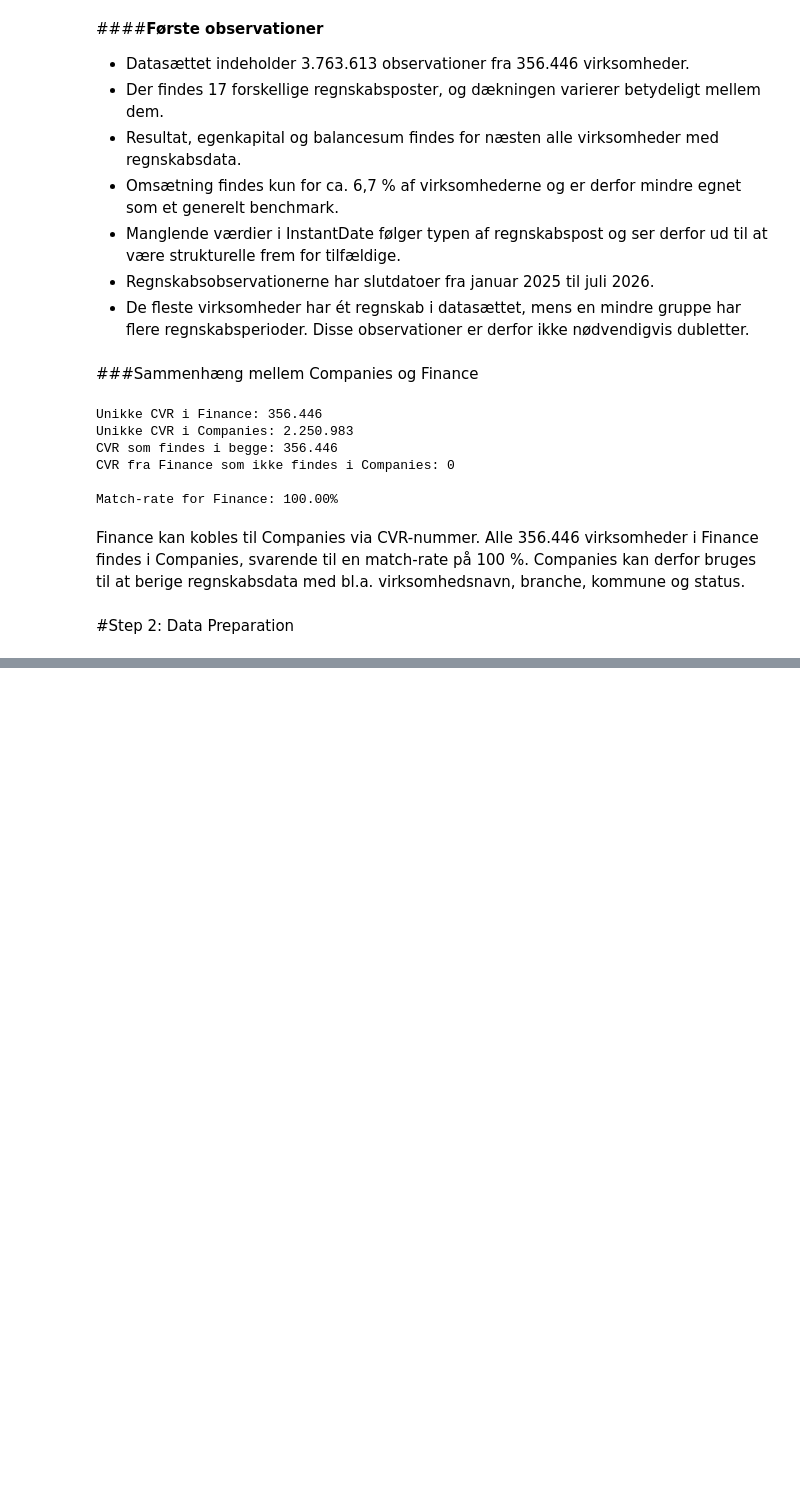
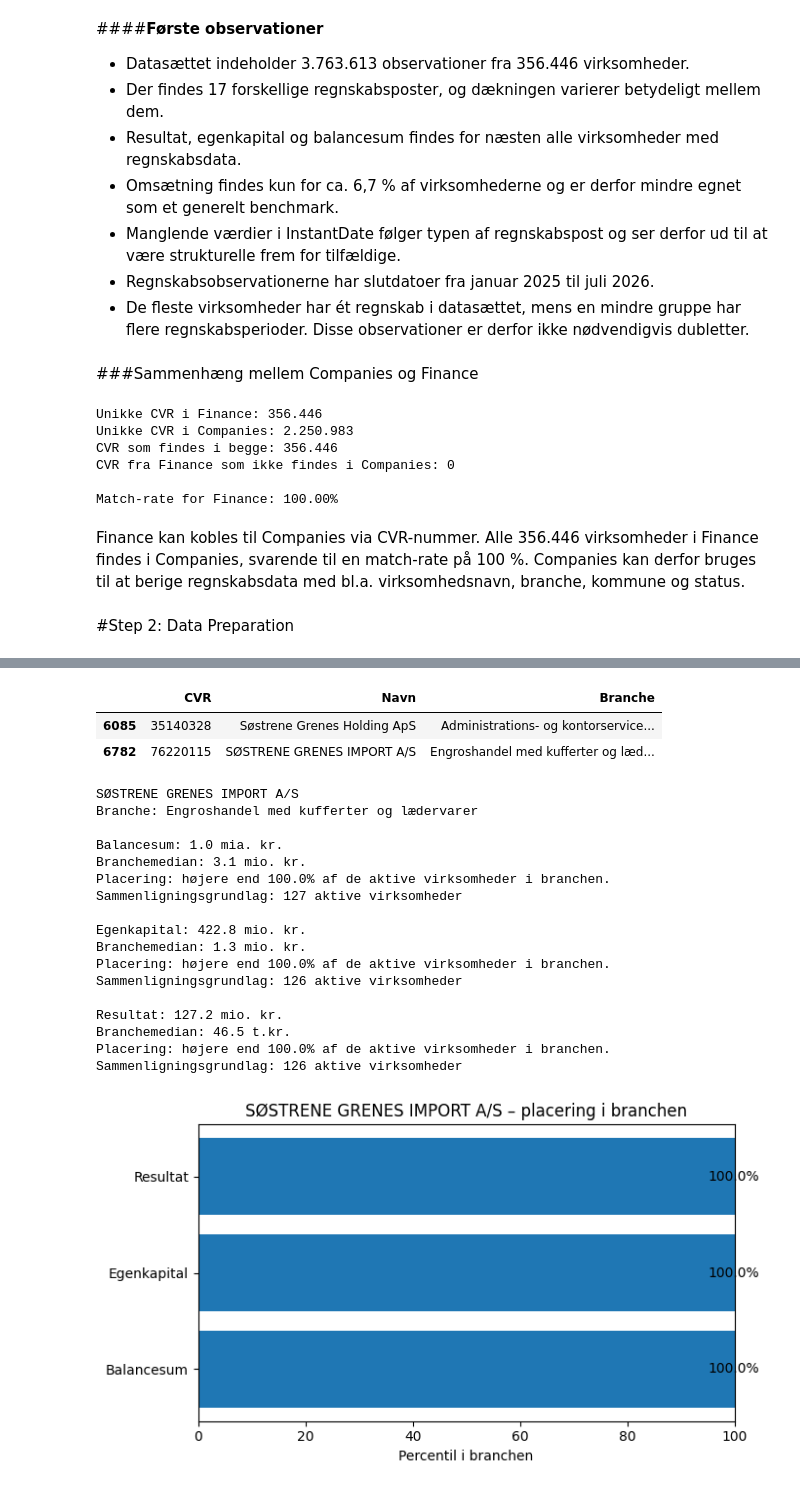
Before and after one commit to Mathildeholst/Case, a Jupyter notebook: OTARI_Case.ipynb, the cells around one changed output, grey strips where cells are left out. Drawn from its saved outputs; the diff is of its cells as text; code cells hidden in the pictures; blank space fills up the shorter version.

```diff
--- a/OTARI_Case.ipynb
+++ b/OTARI_Case.ipynb
@@ -494,0 +1805,33 @@ Finance kan kobles til Companies via CVR-nummer. Alle 356.446 virksomheder i Fin
+# %%
+company_benchmark("SØSTRENE GRENE")
+# %% [output]
+|  | CVR | Navn | Branche |
+| 6085 | 35140328 | Søstrene Grenes Holding ApS | Administrations- og kontorservice... |
+| 6782 | 76220115 | SØSTRENE GRENES IMPORT A/S | Engroshandel med kufferter og læd... |
+# %%
+result = company_benchmark("76220115")
+
+print(format_benchmark(result))
+
+fig = create_benchmark_chart(result)
+plt.close(fig)
+fig
+# %% [output]
+SØSTRENE GRENES IMPORT A/S
+Branche: Engroshandel med kufferter og lædervarer
+
+Balancesum: 1.0 mia. kr.
+Branchemedian: 3.1 mio. kr.
+Placering: højere end 100.0% af de aktive virksomheder i branchen.
+Sammenligningsgrundlag: 127 aktive virksomheder
+
+Egenkapital: 422.8 mio. kr.
+Branchemedian: 1.3 mio. kr.
+Placering: højere end 100.0% af de aktive virksomheder i branchen.
+Sammenligningsgrundlag: 126 aktive virksomheder
+
+Resultat: 127.2 mio. kr.
+Branchemedian: 46.5 t.kr.
+Placering: højere end 100.0% af de aktive virksomheder i branchen.
+Sammenligningsgrundlag: 126 aktive virksomheder
+[figure, added]
```
Also changed, not shown: parts of 76 cells of this notebook.
